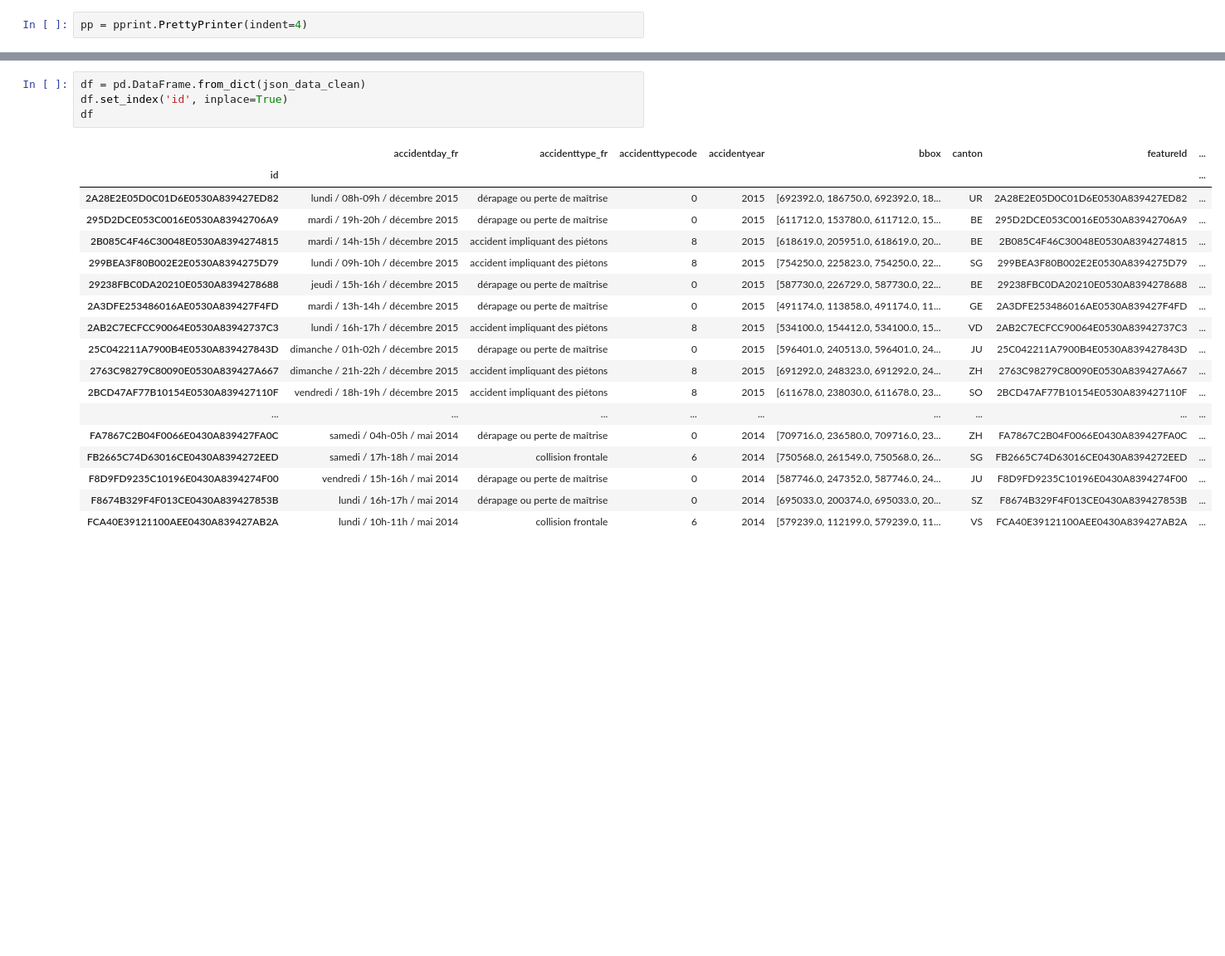
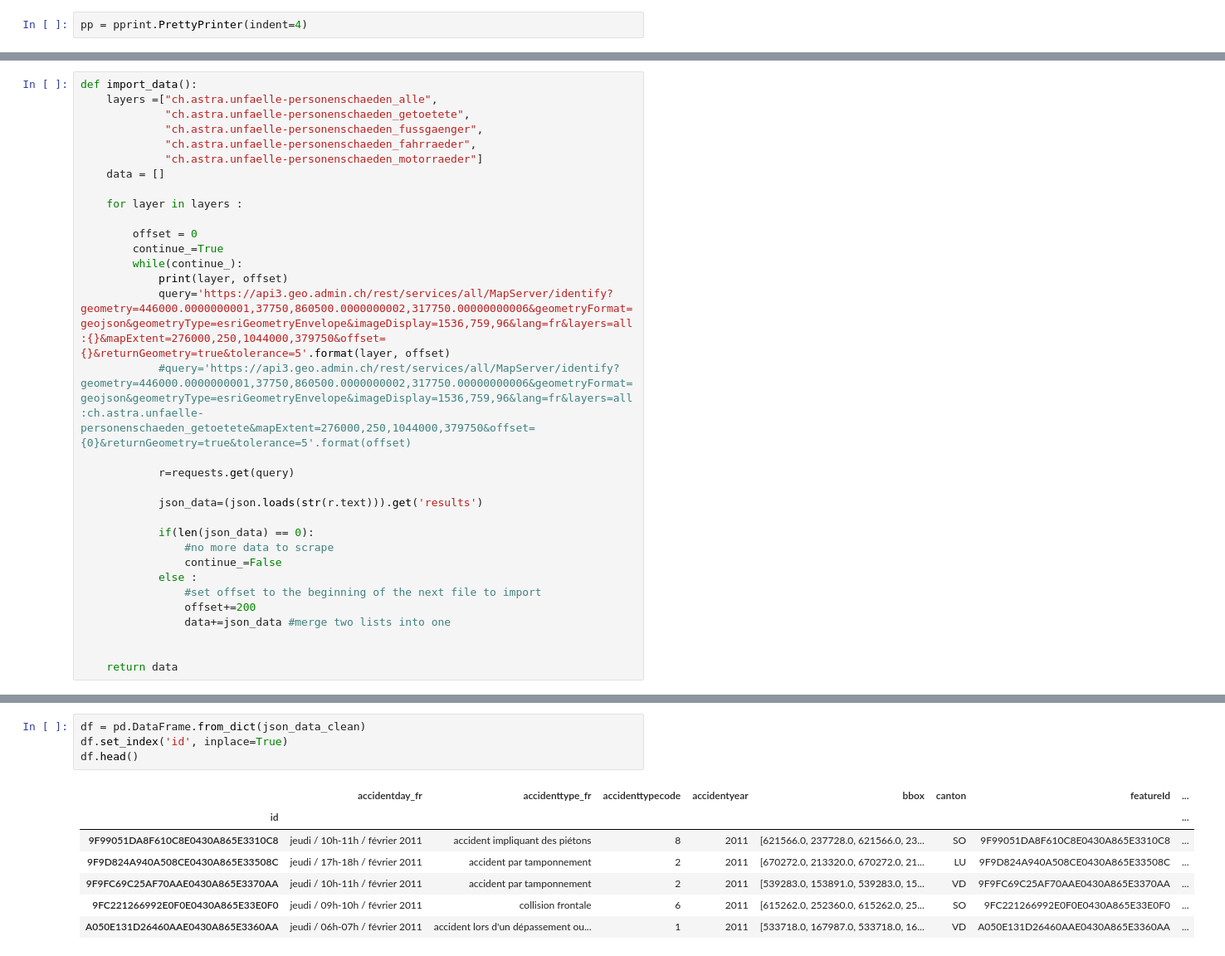
Before and after one commit to Jokau/ada-project, a Jupyter notebook: project_data_scraping.ipynb, the cells around one changed output, grey strips where cells are left out. Shown: that part at 83% size. Cells and saved outputs as stored; diff of their text form; blank space fills up the shorter version.

Commit message:
Import all data

```diff
--- a/project_data_scraping.ipynb
+++ b/project_data_scraping.ipynb
@@ -90,3 +92,35 @@ def import_data():
+# %%
+def import_data():
+    layers =["ch.astra.unfaelle-personenschaeden_alle",
+             "ch.astra.unfaelle-personenschaeden_getoetete",
+             "ch.astra.unfaelle-personenschaeden_fussgaenger",
+             "ch.astra.unfaelle-personenschaeden_fahrraeder",
+             "ch.astra.unfaelle-personenschaeden_motorraeder"]
+    data = []
+
+    for layer in layers :
+
+        offset = 0
+        continue_=True
+        while(continue_):
+            print(layer, offset)
+            query='https://api3.geo.admin.ch/rest/services/all/MapServer/identify?geometry=446000.0000000001,37750,860500.0000000002,317750.00000000006&geometryFormat=geojson&geometryType=esriGeometryEnvelope&imageDisplay=1536,759,96&lang=fr&layers=all:{}&mapExtent=276000,250,1044000,379750&offset={}&returnGeometry=true&tolerance=5'.format(layer, offset)
+            #query='https://api3.geo.admin.ch/rest/services/all/MapServer/identify?geometry=446000.0000000001,37750,860500.0000000002,317750.00000000006&geometryFormat=geojson&geometryType=esriGeometryEnvelope&imageDisplay=1536,759,96&lang=fr&layers=all:ch.astra.unfaelle-personenschaeden_getoetete&mapExtent=276000,250,1044000,379750&offset={0}&returnGeometry=true&tolerance=5'.format(offset)
+
+            r=requests.get(query)
+
+            json_data=(json.loads(str(r.text))).get('results')
+
+            if(len(json_data) == 0):
+                #no more data to scrape
+                continue_=False
+            else :
+                #set offset to the beginning of the next file to import
+                offset+=200
+                data+=json_data #merge two lists into one
+
+
+    return data
 # %%
 #Remove all items we are not interested in
 def clean_data(data_list):
@@ -147,23 +204,12 @@ Data entry example :
 # %%
 df = pd.DataFrame.from_dict(json_data_clean)
 df.set_index('id', inplace=True)
-df
+df.head()
 # %% [output]
 |  | accidentday_fr | accidenttype_fr | accidenttypecode | accidentyear | bbox | canton | featureId | ... |
 | id |  |  |  |  |  |  |  | ... |
-| 2A28E2E05D0C01D6E0530A839427ED82 | lundi / 08h-09h / décembre 2015 | dérapage ou perte de maîtrise | 0 | 2015 | [692392.0, 186750.0, 692392.0, 18... | UR | 2A28E2E05D0C01D6E0530A839427ED82 | ... |
-| 295D2DCE053C0016E0530A83942706A9 | mardi / 19h-20h / décembre 2015 | dérapage ou perte de maîtrise | 0 | 2015 | [611712.0, 153780.0, 611712.0, 15... | BE | 295D2DCE053C0016E0530A83942706A9 | ... |
-| 2B085C4F46C30048E0530A8394274815 | mardi / 14h-15h / décembre 2015 | accident impliquant des piétons | 8 | 2015 | [618619.0, 205951.0, 618619.0, 20... | BE | 2B085C4F46C30048E0530A8394274815 | ... |
-| 299BEA3F80B002E2E0530A8394275D79 | lundi / 09h-10h / décembre 2015 | accident impliquant des piétons | 8 | 2015 | [754250.0, 225823.0, 754250.0, 22... | SG | 299BEA3F80B002E2E0530A8394275D79 | ... |
-| 29238FBC0DA20210E0530A8394278688 | jeudi / 15h-16h / décembre 2015 | dérapage ou perte de maîtrise | 0 | 2015 | [587730.0, 226729.0, 587730.0, 22... | BE | 29238FBC0DA20210E0530A8394278688 | ... |
-| 2A3DFE253486016AE0530A839427F4FD | mardi / 13h-14h / décembre 2015 | dérapage ou perte de maîtrise | 0 | 2015 | [491174.0, 113858.0, 491174.0, 11... | GE | 2A3DFE253486016AE0530A839427F4FD | ... |
-| 2AB2C7ECFCC90064E0530A83942737C3 | lundi / 16h-17h / décembre 2015 | accident impliquant des piétons | 8 | 2015 | [534100.0, 154412.0, 534100.0, 15... | VD | 2AB2C7ECFCC90064E0530A83942737C3 | ... |
-| 25C042211A7900B4E0530A839427843D | dimanche / 01h-02h / décembre 2015 | dérapage ou perte de maîtrise | 0 | 2015 | [596401.0, 240513.0, 596401.0, 24... | JU | 25C042211A7900B4E0530A839427843D | ... |
-| 2763C98279C80090E0530A839427A667 | dimanche / 21h-22h / décembre 2015 | accident impliquant des piétons | 8 | 2015 | [691292.0, 248323.0, 691292.0, 24... | ZH | 2763C98279C80090E0530A839427A667 | ... |
-| 2BCD47AF77B10154E0530A839427110F | vendredi / 18h-19h / décembre 2015 | accident impliquant des piétons | 8 | 2015 | [611678.0, 238030.0, 611678.0, 23... | SO | 2BCD47AF77B10154E0530A839427110F | ... |
-| ... | ... | ... | ... | ... | ... | ... | ... | ... |
-| FA7867C2B04F0066E0430A839427FA0C | samedi / 04h-05h / mai 2014 | dérapage ou perte de maîtrise | 0 | 2014 | [709716.0, 236580.0, 709716.0, 23... | ZH | FA7867C2B04F0066E0430A839427FA0C | ... |
-| FB2665C74D63016CE0430A8394272EED | samedi / 17h-18h / mai 2014 | collision frontale | 6 | 2014 | [750568.0, 261549.0, 750568.0, 26... | SG | FB2665C74D63016CE0430A8394272EED | ... |
-| F8D9FD9235C10196E0430A8394274F00 | vendredi / 15h-16h / mai 2014 | dérapage ou perte de maîtrise | 0 | 2014 | [587746.0, 247352.0, 587746.0, 24... | JU | F8D9FD9235C10196E0430A8394274F00 | ... |
-| F8674B329F4F013CE0430A839427853B | lundi / 16h-17h / mai 2014 | dérapage ou perte de maîtrise | 0 | 2014 | [695033.0, 200374.0, 695033.0, 20... | SZ | F8674B329F4F013CE0430A839427853B | ... |
-| FCA40E39121100AEE0430A839427AB2A | lundi / 10h-11h / mai 2014 | collision frontale | 6 | 2014 | [579239.0, 112199.0, 579239.0, 11... | VS | FCA40E39121100AEE0430A839427AB2A | ... |
+| 9F99051DA8F610C8E0430A865E3310C8 | jeudi / 10h-11h / février 2011 | accident impliquant des piétons | 8 | 2011 | [621566.0, 237728.0, 621566.0, 23... | SO | 9F99051DA8F610C8E0430A865E3310C8 | ... |
+| 9F9D824A940A508CE0430A865E33508C | jeudi / 17h-18h / février 2011 | accident par tamponnement | 2 | 2011 | [670272.0, 213320.0, 670272.0, 21... | LU | 9F9D824A940A508CE0430A865E33508C | ... |
+| 9F9FC69C25AF70AAE0430A865E3370AA | jeudi / 10h-11h / février 2011 | accident par tamponnement | 2 | 2011 | [539283.0, 153891.0, 539283.0, 15... | VD | 9F9FC69C25AF70AAE0430A865E3370AA | ... |
+| 9FC221266992E0F0E0430A865E33E0F0 | jeudi / 09h-10h / février 2011 | collision frontale | 6 | 2011 | [615262.0, 252360.0, 615262.0, 25... | SO | 9FC221266992E0F0E0430A865E33E0F0 | ... |
+| A050E131D26460AAE0430A865E3360AA | jeudi / 06h-07h / février 2011 | accident lors d'un dépassement ou... | 1 | 2011 | [533718.0, 167987.0, 533718.0, 16... | VD | A050E131D26460AAE0430A865E3360AA | ... |
```
Also changed, not shown: parts of 9 cells of this notebook, 3 other files.
